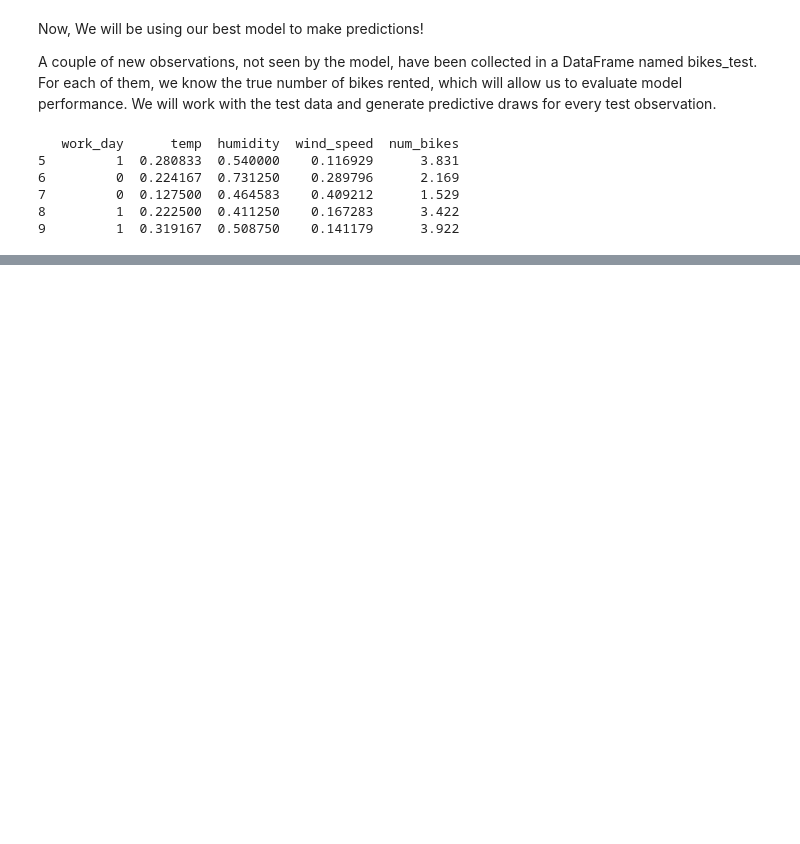
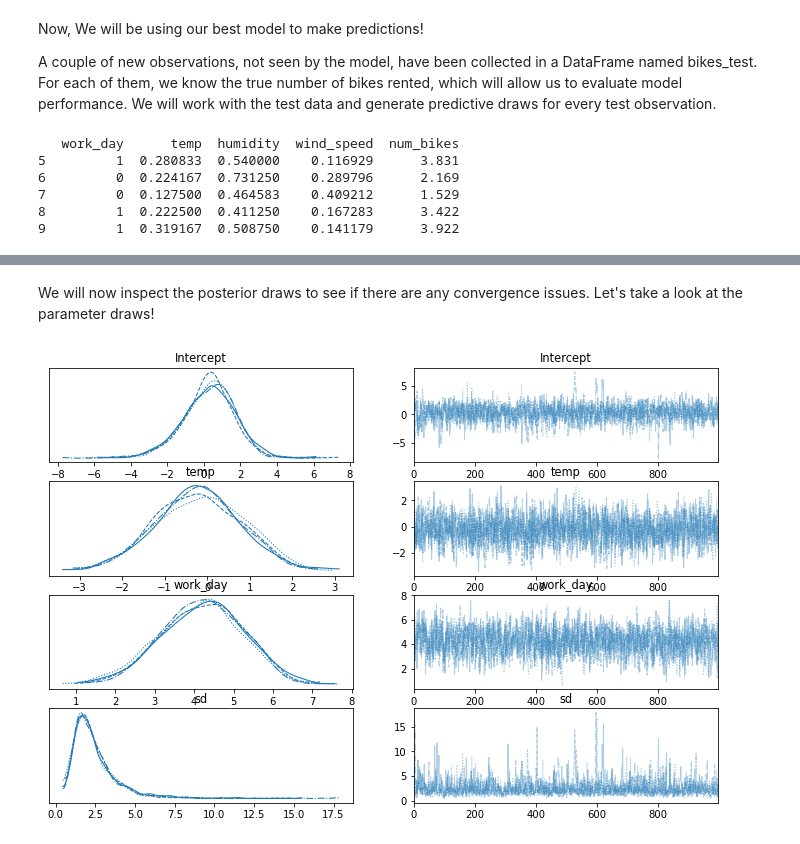
Before and after one commit to syednayeemridwan/data-science-projects, a Jupyter notebook: MCMC for Optimized profit/simulation - final - Copy.ipynb, the cells around one changed output, grey strips where cells are left out. Saved outputs shown, nothing was run; the diff lists cells and outputs as text; code cells hidden in the pictures; blank space fills up the shorter version.

```diff
--- a/MCMC for Optimized profit/simulation - final - Copy.ipynb
+++ b/MCMC for Optimized profit/simulation - final - Copy.ipynb
@@ -213,0 +275,10 @@ print(bikes_test.head())
+# %%
+
+# Define the formula
+formula = "num_bikes ~ temp + work_day"
+
+# Generate predictive draws
+with pm.Model() as model:
+    priors = {"temp":pm.Normal.dist(mu=-.25), "work_day":pm.Normal.dist(mu=5)}
+    pm.GLM.from_formula(formula, data=bikes_train, priors=priors)
+    trace = pm.sample(draws=1000, tune=10000, target_accept=0.99,  return_inferencedata=True)
@@ -213,0 +299,8 @@ print(bikes_test.head())
+# %% [markdown]
+We will now inspect the posterior draws to see if there are any convergence issues. Let's take a look at the parameter draws!
+# %%
+# Draw a trace plot of trace
+pm.traceplot(trace)
+plt.show()
+# %% [output]
+[figure, added]
```
Also changed, not shown: parts of 15 cells of this notebook.
